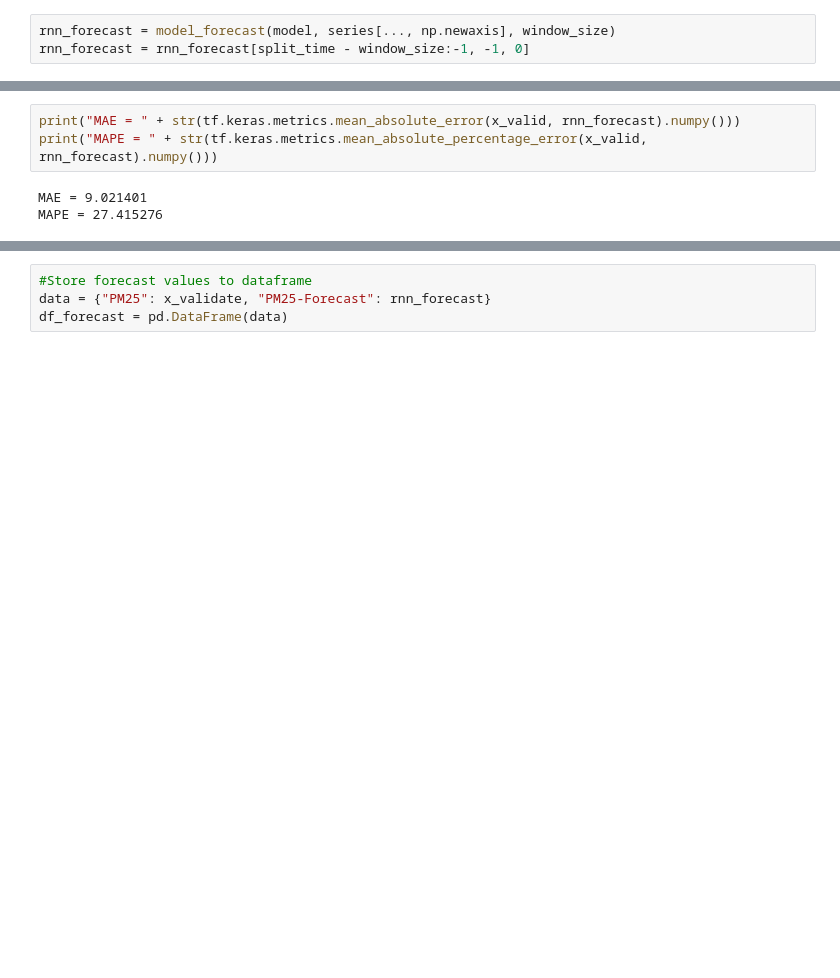
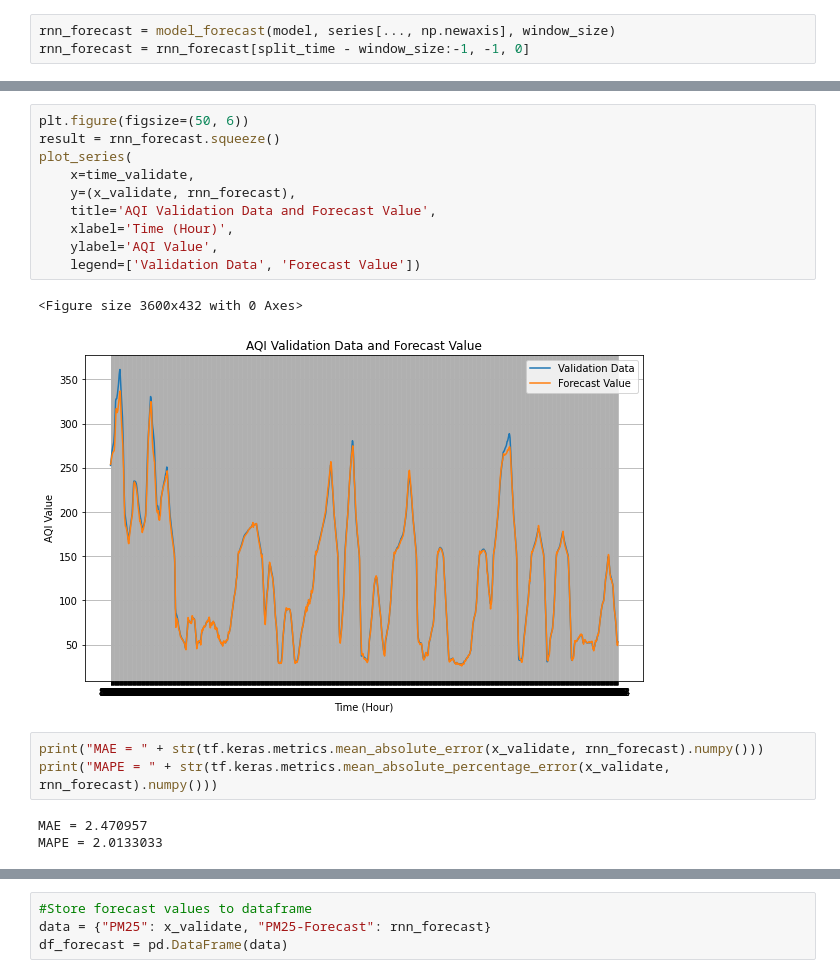
Before and after one commit to alzanaA/EcoTrans-Bangkit-ML-models, a Jupyter notebook: aqi_hourly.ipynb, the cells around one changed output, grey strips where cells are left out. Saved outputs shown, nothing was run; the diff lists cells and outputs as text; blank space fills up the shorter version.

```diff
--- a/aqi_hourly.ipynb
+++ b/aqi_hourly.ipynb
@@ -158,9 +239,22 @@ plot_series(time_validate, rnn_forecast)
+# %%
+plt.figure(figsize=(50, 6))
+result = rnn_forecast.squeeze()
+plot_series(
+    x=time_validate,
+    y=(x_validate, rnn_forecast),
+    title='AQI Validation Data and Forecast Value',
+    xlabel='Time (Hour)',
+    ylabel='AQI Value',
+    legend=['Validation Data', 'Forecast Value'])
+# %% [output]
+<Figure size 3600x432 with 0 Axes>
+[figure, added]
 # %%
-print("MAE = " + str(tf.keras.metrics.mean_absolute_error(x_valid, rnn_forecast).numpy()))
-print("MAPE = " + str(tf.keras.metrics.mean_absolute_percentage_error(x_valid, rnn_forecast).numpy()))
+print("MAE = " + str(tf.keras.metrics.mean_absolute_error(x_validate, rnn_forecast).numpy()))
+print("MAPE = " + str(tf.keras.metrics.mean_absolute_percentage_error(x_validate, rnn_forecast).numpy()))
 # %% [output]
-MAE = 9.021401
-MAPE = 27.415276
+MAE = 2.470957
+MAPE = 2.0133033
 # %%
 print(rnn_forecast)
 # %% [output]
```
Also changed, not shown: parts of 14 cells of this notebook, 6 other files.
